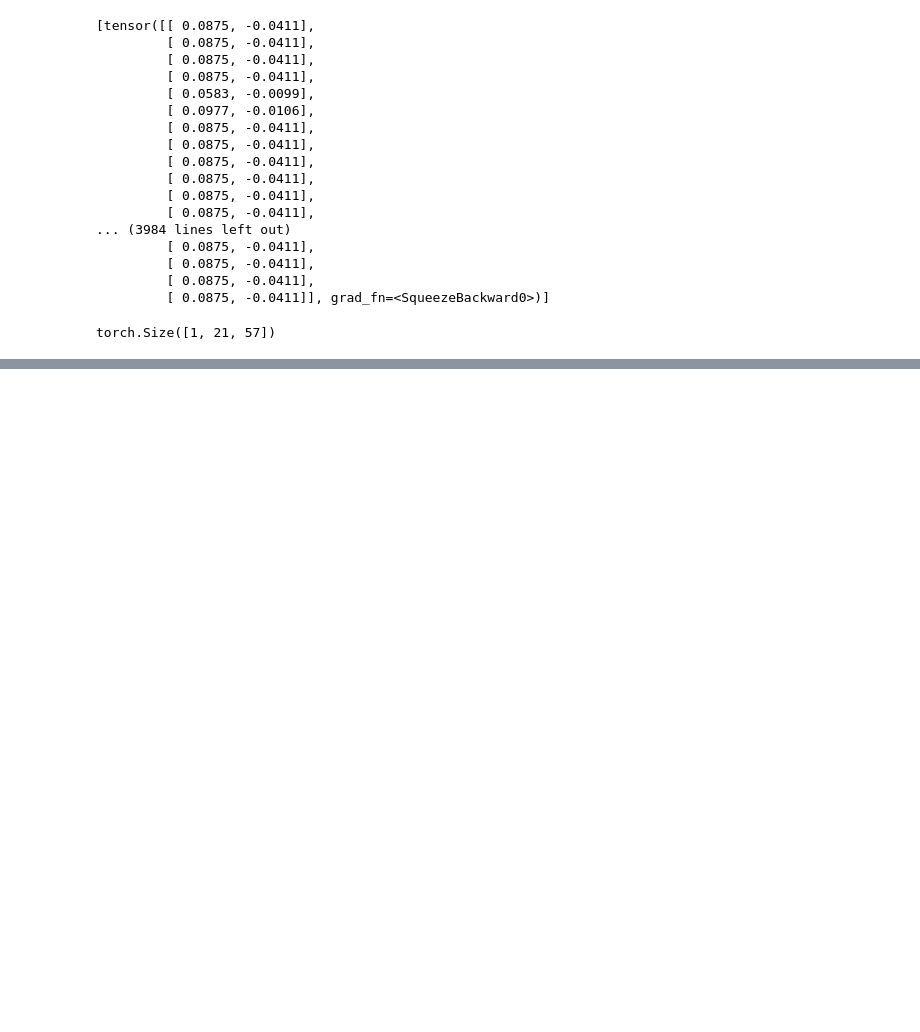
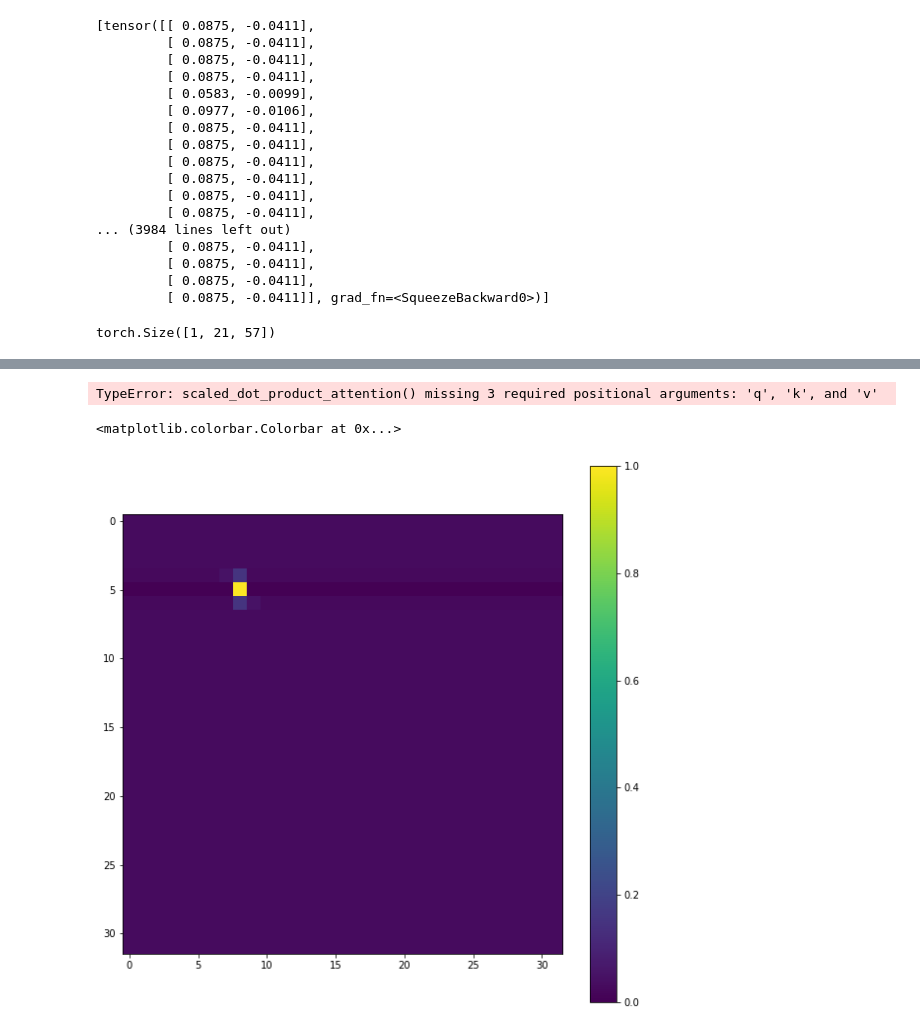
Before and after one commit to suzannejin/LearnTF, a Jupyter notebook: test_mat.ipynb, the cells around one changed output, grey strips where cells are left out. Drawn from its saved outputs; the diff is of its cells as text; code cells hidden in the pictures; blank space fills up the shorter version.

Commit message:
updating attention measurement

```diff
--- a/test_mat.ipynb
+++ b/test_mat.ipynb
@@ -301,0 +270,3 @@ torch.from_numpy(np.array)
+# %%
+model.conv_dna.weight = torch.nn.Parameter(AAAAA_tensor.float())
+model.conv_prot.weight = torch.nn.Parameter(XXXXX_tensor.float())
@@ -301,0 +293,3 @@ torch.from_numpy(np.array)
+# %%
+p_test = prot.reshape(1,prot.shape[0],prot.shape[1],prot.shape[2])
+d_test = dna.reshape(1,dna.shape[0],dna.shape[1],dna.shape[2])
@@ -301,0 +315,43 @@ torch.from_numpy(np.array)
+# %%
+scaled_dot_product_attention()
+# %% [output]
+TypeError: scaled_dot_product_attention() missing 3 required positional arguments: 'q', 'k', and 'v'
+# %%
+def model_rebuilding(dna, prot, model=model, batch_size=1):
+    p_test = prot.reshape(1,prot.shape[0],prot.shape[1],prot.shape[2])
+    d_test = dna.reshape(1,dna.shape[0],dna.shape[1],dna.shape[2])
+    prot_conv = model.conv_prot(p_test)
+    dna_conv = model.conv_dna(d_test)
+
+    prot_conv = F.relu(prot_conv)
+    dna_conv = F.relu(dna_conv)
+
+    list_dna    = list(dna_conv.reshape(batch_size, dna_conv.shape[-1]))
+    list_prot   = list(prot_conv.reshape(batch_size, prot_conv.shape[-1]))
+    padded      = pad_sequence(list_dna+list_prot, batch_first=True, padding_value=0)
+    dna_tensor  = padded[:batch_size,:]
+    prot_tensor = padded[batch_size:,:]
+
+    stacked_d   = torch.stack(torch.chunk(dna_tensor, dna_tensor.shape[1]//model.chunk_size, dim=1))
+    stacked_p   = torch.stack(torch.chunk(prot_tensor, prot_tensor.shape[1]//model.chunk_size, dim=1))
+    s_d_reshape = stacked_d.reshape(stacked_d.shape[1], stacked_d.shape[0], stacked_d.shape[2])
+    s_p_reshape = stacked_p.reshape(stacked_p.shape[1], stacked_p.shape[0], stacked_p.shape[2])
+
+
+
+    output, attention = scaled_dot_product_attention(s_p_reshape, s_d_reshape, s_d_reshape, None)
+    out_reshaped= output.reshape(batch_size, 1, output.shape[1]*output.shape[2])
+
+    out_max_pool = nn.MaxPool1d(kernel_size=model.chunk_size, stride=model.chunk_size)(out_reshaped).sort(dim=2, descending=True)[0]
+
+    return dna_conv, out_max_pool, attention
+# %%
+model.chunk_size=3
+dna_conv, output, attention = model_rebuilding(dna, prot)
+# %%
+plt.figure(figsize=(10,10))
+plt.imshow(attention.squeeze().detach().numpy())
+plt.colorbar()
+# %% [output]
+<matplotlib.colorbar.Colorbar at 0x...>
+[figure, added]
```
Also changed, not shown: parts of 21 cells of this notebook, 1 other file.
